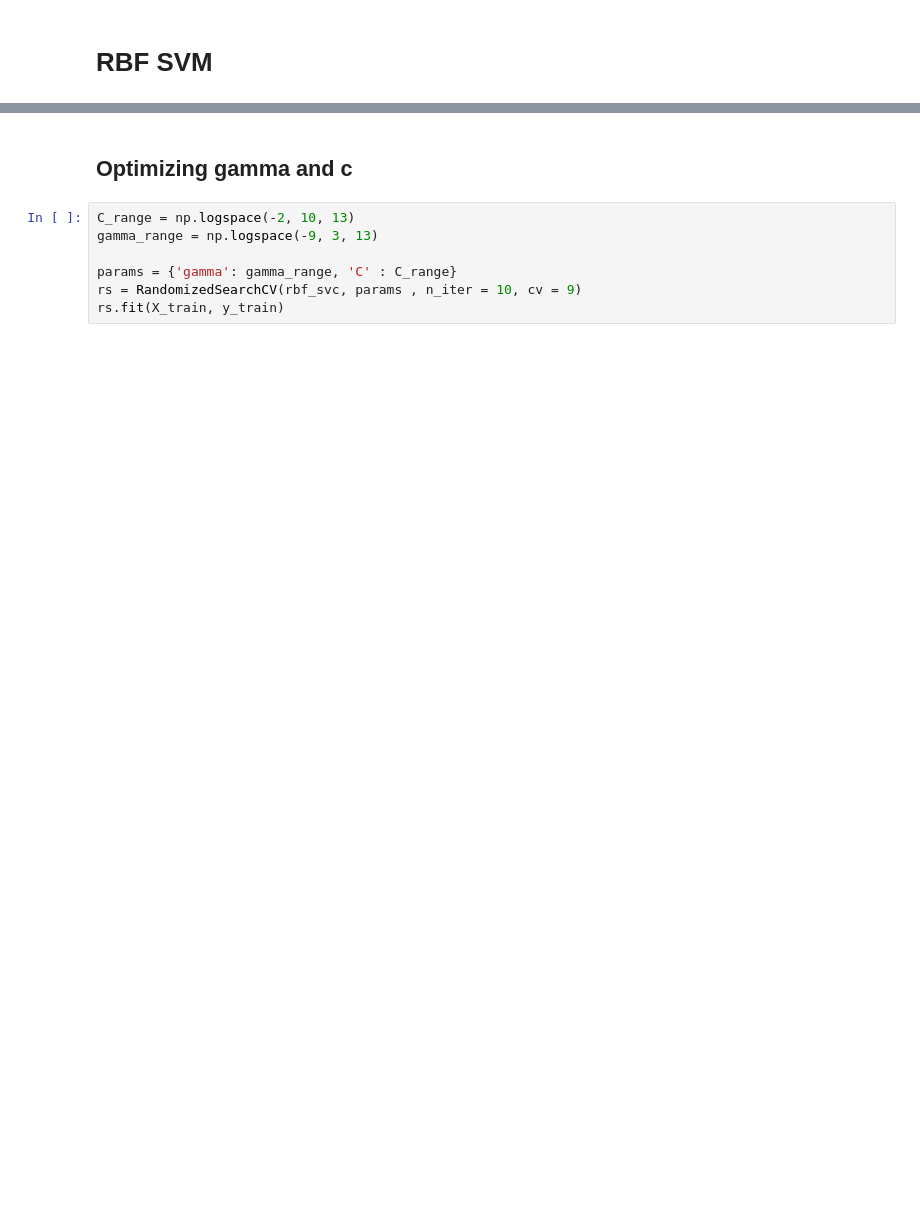
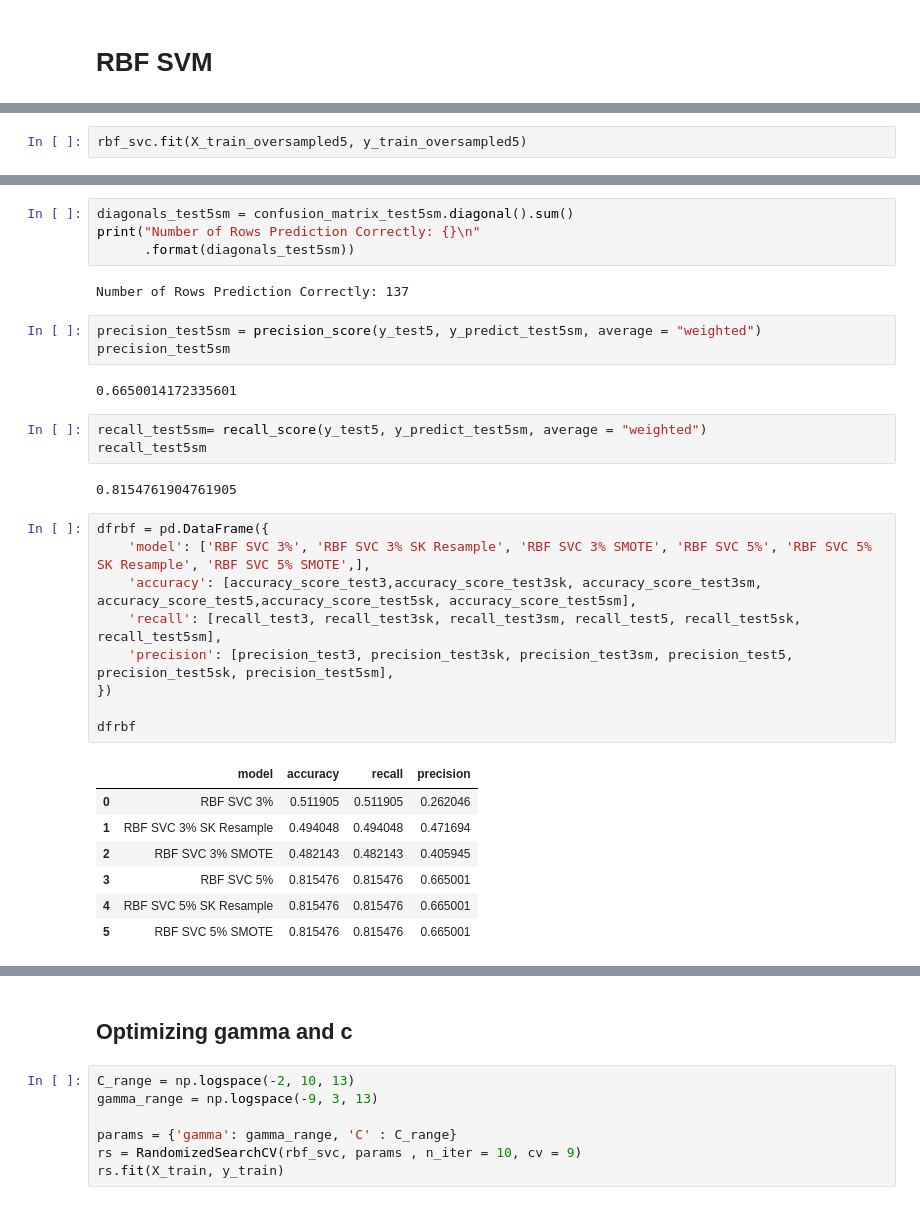
Before and after one commit to yeonatalie/bt4222-ml-sp500, a Jupyter notebook: SVM.ipynb, the cells around one changed output, grey strips where cells are left out. Saved outputs shown, nothing was run; the diff lists cells and outputs as text; blank space fills up the shorter version.

```diff
--- a/SVM.ipynb
+++ b/SVM.ipynb
@@ -294,0 +924,2 @@ recall_test_rbf
+# %%
+rbf_svc.fit(X_train_oversampled5, y_train_oversampled5)
@@ -294,0 +976,33 @@ recall_test_rbf
+# %%
+diagonals_test5sm = confusion_matrix_test5sm.diagonal().sum()
+print("Number of Rows Prediction Correctly: {}\n"
+      .format(diagonals_test5sm))
+# %% [output]
+Number of Rows Prediction Correctly: 137
+# %%
+precision_test5sm = precision_score(y_test5, y_predict_test5sm, average = "weighted")
+precision_test5sm
+# %% [output]
+0.6650014172335601
+# %%
+recall_test5sm= recall_score(y_test5, y_predict_test5sm, average = "weighted")
+recall_test5sm
+# %% [output]
+0.8154761904761905
+# %%
+dfrbf = pd.DataFrame({
+    'model': ['RBF SVC 3%', 'RBF SVC 3% SK Resample', 'RBF SVC 3% SMOTE', 'RBF SVC 5%', 'RBF SVC 5% SK Resample', 'RBF SVC 5% SMOTE',],
+    'accuracy': [accuracy_score_test3,accuracy_score_test3sk, accuracy_score_test3sm, accuracy_score_test5,accuracy_score_test5sk, accuracy_score_test5sm],
+    'recall': [recall_test3, recall_test3sk, recall_test3sm, recall_test5, recall_test5sk, recall_test5sm],
+    'precision': [precision_test3, precision_test3sk, precision_test3sm, precision_test5, precision_test5sk, precision_test5sm],
+})
+
+dfrbf
+# %% [output]
+|  | model | accuracy | recall | precision |
+| 0 | RBF SVC 3% | 0.511905 | 0.511905 | 0.262046 |
+| 1 | RBF SVC 3% SK Resample | 0.494048 | 0.494048 | 0.471694 |
+| 2 | RBF SVC 3% SMOTE | 0.482143 | 0.482143 | 0.405945 |
+| 3 | RBF SVC 5% | 0.815476 | 0.815476 | 0.665001 |
+| 4 | RBF SVC 5% SK Resample | 0.815476 | 0.815476 | 0.665001 |
+| 5 | RBF SVC 5% SMOTE | 0.815476 | 0.815476 | 0.665001 |
```
Also changed, not shown: parts of 221 cells of this notebook.
